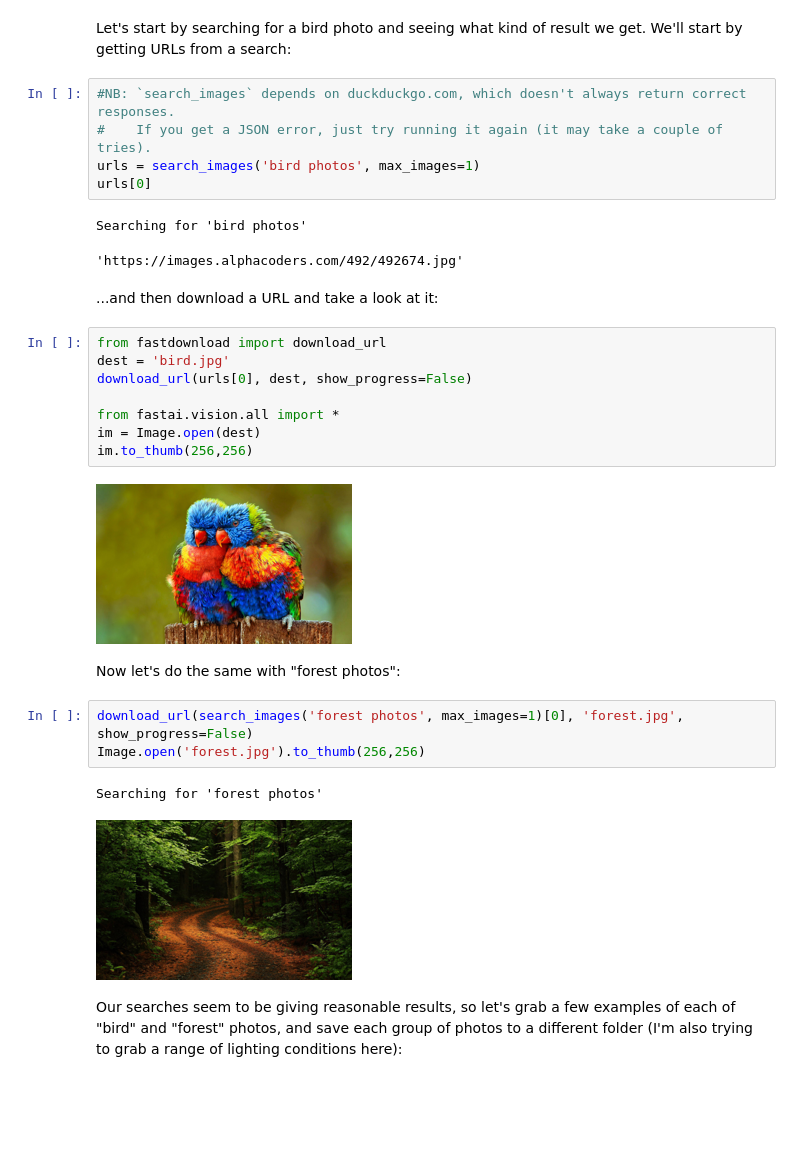
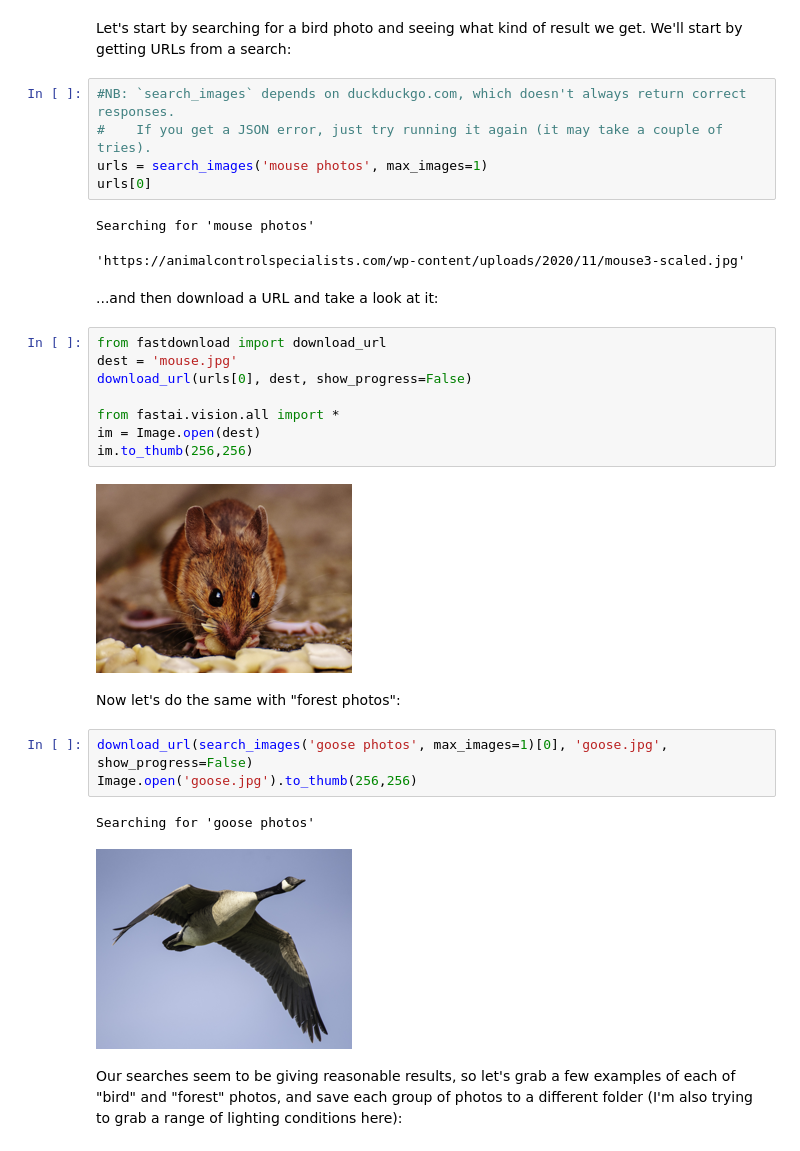
Before and after one commit to nataliazdorovtsova/fastai, a Jupyter notebook: is-it-a-bird-creating-a-model-from-your-own-data.ipynb, the cells around one changed output. Drawn from its saved outputs; the diff is of its cells as text; blank space fills up the shorter version.

Commit message:
Kaggle Notebook | Is it a bird? Creating a model from your own data | Version 3

```diff
--- a/is-it-a-bird-creating-a-model-from-your-own-data.ipynb
+++ b/is-it-a-bird-creating-a-model-from-your-own-data.ipynb
@@ -64,31 +64,31 @@ Let's start by searching for a bird photo and seeing what kind of result we get.
 # %%
 #NB: `search_images` depends on duckduckgo.com, which doesn't always return correct responses.
 #    If you get a JSON error, just try running it again (it may take a couple of tries).
-urls = search_images('bird photos', max_images=1)
+urls = search_images('mouse photos', max_images=1)
 urls[0]
 # %% [output]
-Searching for 'bird photos'
+Searching for 'mouse photos'
-'https://images.alphacoders.com/492/492674.jpg'
+'https://animalcontrolspecialists.com/wp-content/uploads/2020/11/mouse3-scaled.jpg'
 # %% [markdown]
 ...and then download a URL and take a look at it:
 # %%
 from fastdownload import download_url
-dest = 'bird.jpg'
+dest = 'mouse.jpg'
 download_url(urls[0], dest, show_progress=False)
 
 from fastai.vision.all import *
 im = Image.open(dest)
 im.to_thumb(256,256)
 # %% [output]
-[figure, old version]
+[figure, new version]
 # %% [markdown]
 Now let's do the same with "forest photos":
 # %%
-download_url(search_images('forest photos', max_images=1)[0], 'forest.jpg', show_progress=False)
-Image.open('forest.jpg').to_thumb(256,256)
+download_url(search_images('goose photos', max_images=1)[0], 'goose.jpg', show_progress=False)
+Image.open('goose.jpg').to_thumb(256,256)
 # %% [output]
-Searching for 'forest photos'
+Searching for 'goose photos'
-[figure, old version]
+[figure, new version]
 # %% [markdown]
 Our searches seem to be giving reasonable results, so let's grab a few examples of each of "bird" and "forest" photos, and save each group of photos to a different folder (I'm also trying to grab a range of lighting conditions here):
 # %%
```
Also changed, not shown: parts of 5 cells of this notebook.
